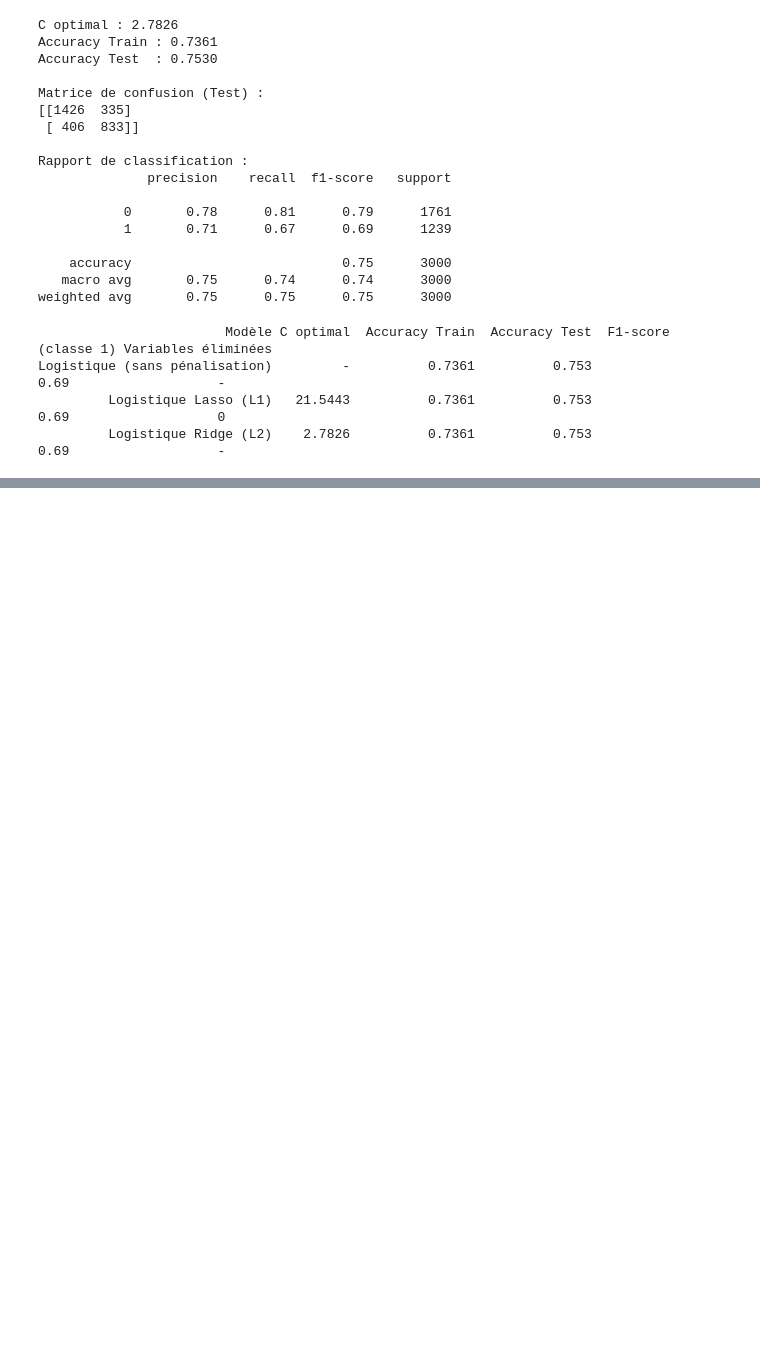
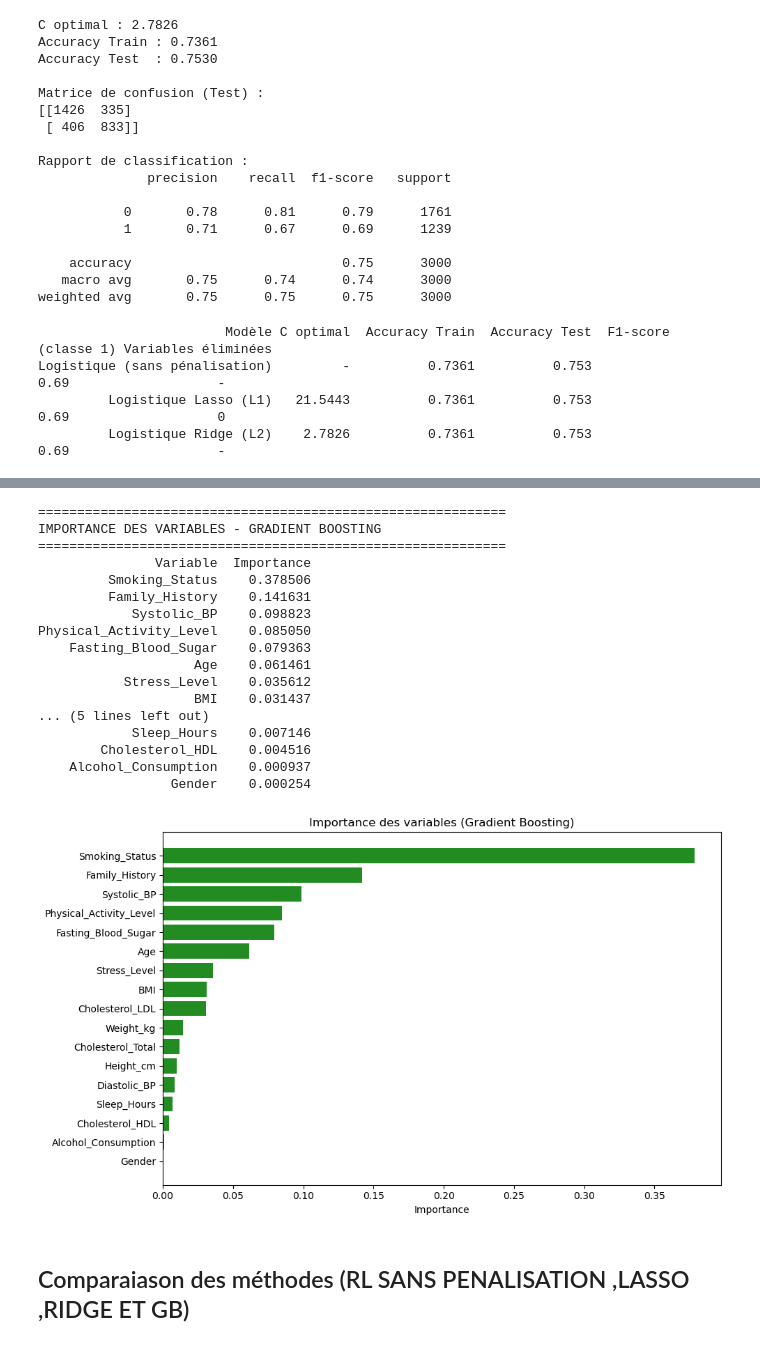
Before and after one commit to AhmedBousbih/Projet-Machine-learning, a Jupyter notebook: Projet_ML_py.ipynb, the cells around one changed output, grey strips where cells are left out. Saved outputs shown, nothing was run; the diff lists cells and outputs as text; code cells hidden in the pictures; blank space fills up the shorter version.

Commit message:
Gradient Boosting et comparaison des méthodes

```diff
--- a/Projet_ML_py.ipynb
+++ b/Projet_ML_py.ipynb
@@ -286,0 +381,43 @@ Logistique (sans pénalisation)         -          0.7361          0.753
+# %%
+# Importance des variables
+# ========================
+
+feature_importance = pd.DataFrame({
+    'Variable': X.columns,
+    'Importance': gbm_opt.best_estimator_.feature_importances_
+}).sort_values('Importance', ascending=False)
+
+print("\n" + "="*60)
+print("IMPORTANCE DES VARIABLES - GRADIENT BOOSTING")
+print("="*60)
+print(feature_importance.to_string(index=False))
+
+# Visualisation
+plt.figure(figsize=(10, 6))
+plt.barh(feature_importance['Variable'], feature_importance['Importance'], color='forestgreen')
+plt.xlabel('Importance')
+plt.title('Importance des variables (Gradient Boosting)')
+plt.gca().invert_yaxis()
+plt.tight_layout()
+plt.show()
+# %% [output]
+============================================================
+IMPORTANCE DES VARIABLES - GRADIENT BOOSTING
+============================================================
+               Variable  Importance
+         Smoking_Status    0.378506
+         Family_History    0.141631
+            Systolic_BP    0.098823
+Physical_Activity_Level    0.085050
+    Fasting_Blood_Sugar    0.079363
+                    Age    0.061461
+           Stress_Level    0.035612
+                    BMI    0.031437
+... (5 lines left out)
+            Sleep_Hours    0.007146
+        Cholesterol_HDL    0.004516
+    Alcohol_Consumption    0.000937
+                 Gender    0.000254
+[figure, added]
+# %% [markdown]
+## Comparaiason des méthodes (RL SANS PENALISATION ,LASSO ,RIDGE ET GB)
```
Also changed, not shown: parts of 7 cells of this notebook, 1 other file.
